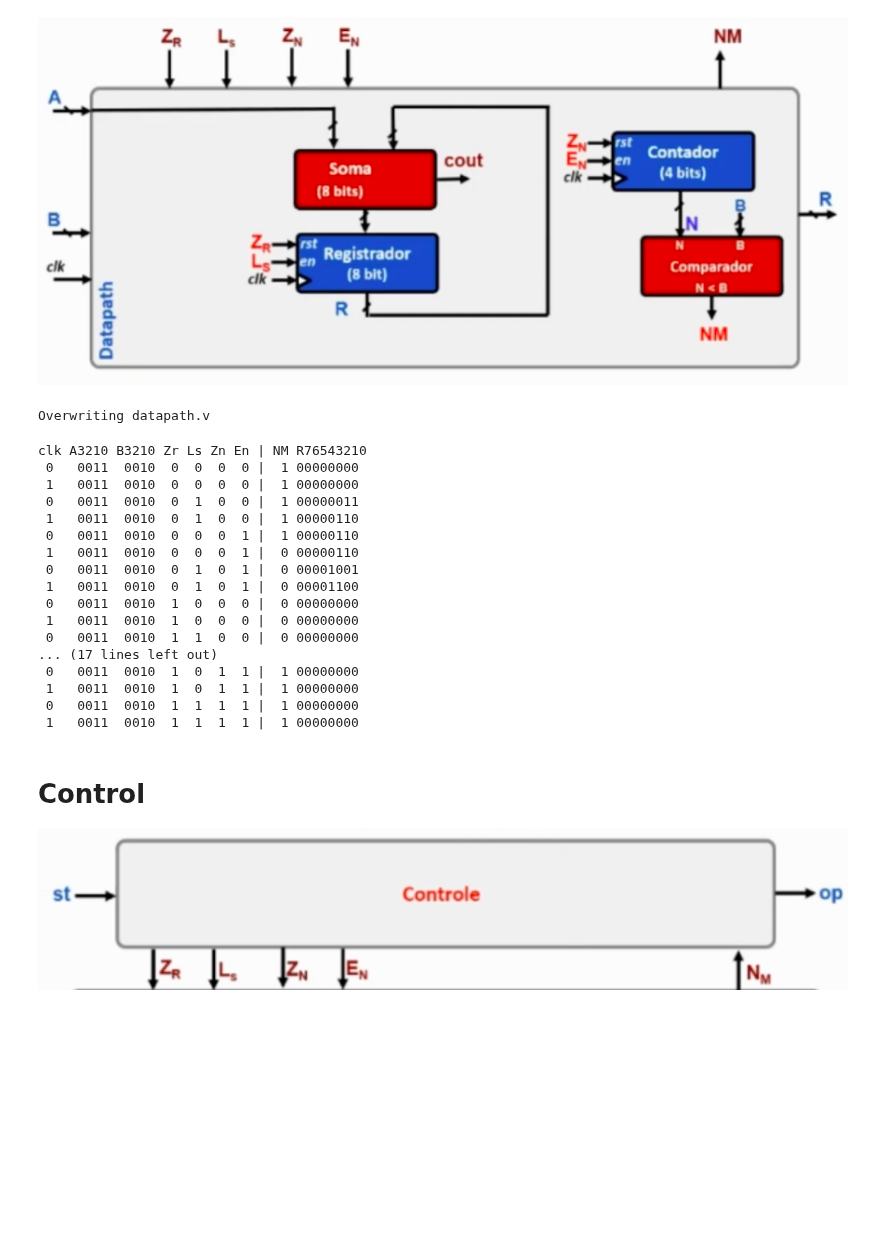
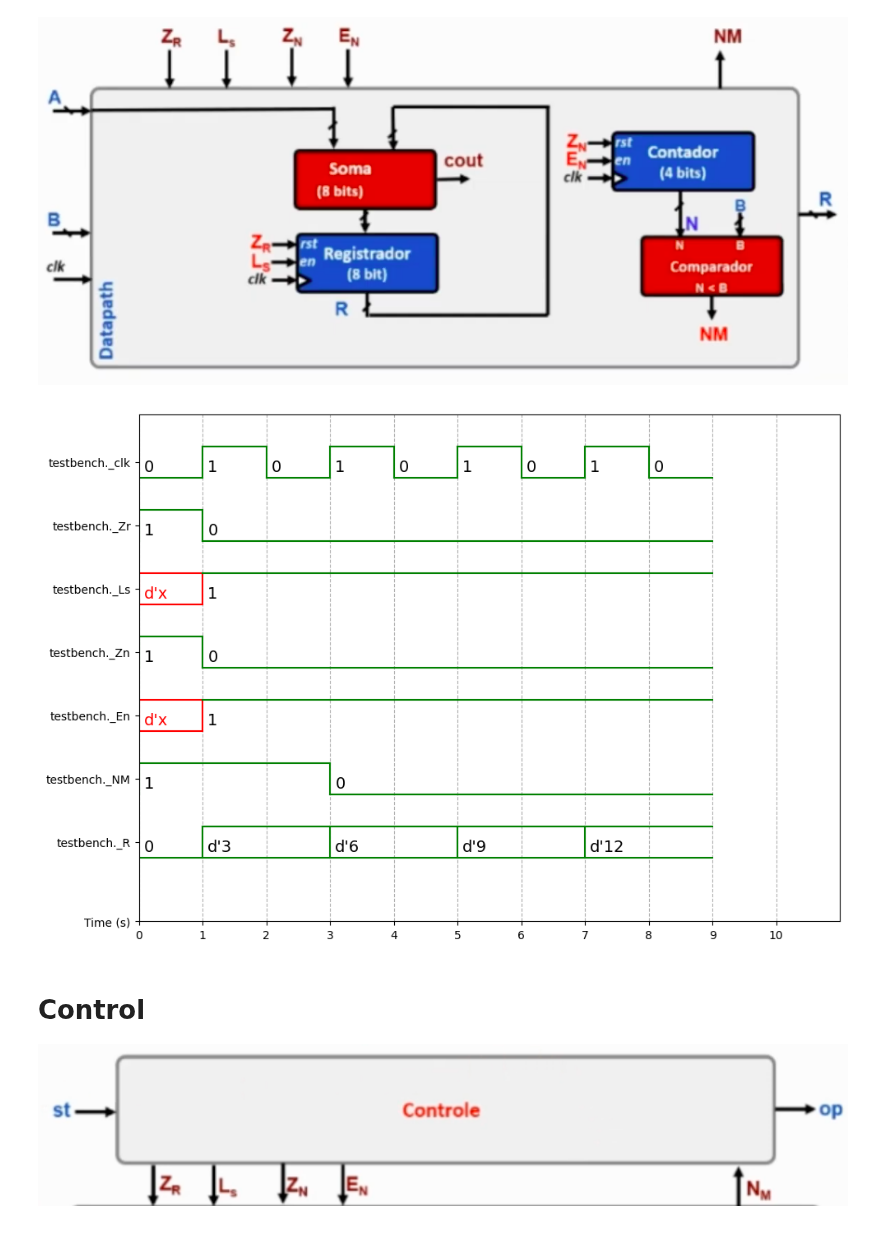
Before and after one commit to petrucior/verilog, a Jupyter notebook: maquinaMultiplicacao.ipynb, the cells around one changed output. Drawn from its saved outputs; the diff is of its cells as text; code cells hidden in the pictures; blank space fills up the shorter version.

```diff
--- a/maquinaMultiplicacao.ipynb
+++ b/maquinaMultiplicacao.ipynb
@@ -15,7 +19,7 @@ sudo apt-get install verilog
 
 ![blocooperacional.png](embedded-picture-1)
 # %%
-%%file datapath.v
+%%file datapath.sv
 
 /*
 
@@ -53,31 +57,3 @@ module datapath(clk, A, B, Zr, Ls, Zn, En, NM, R);
     else NM = 1'd0;
   end
 endmodule
-
-/*
-
- Módulo de teste
-
-*/
-module teste(); // Definindo um módulo de teste, onde adiciono valores
-parameter nbits = 32; // 2^{entradas} = 2^{4} = 16
-parameter A = 4'd3;
-parameter B = 4'd2;
-reg [4:0] counter; // Criando um registro de 5 bits para entradas
-wire [8:0] z; // Declarando um fio de saída do "datapath"
-integer k; // Declarando um inteiro para percorrer todas as possibilidades
-	datapath t(counter[0], A, B, counter[3], counter[1], counter[4], counter[2], z[0], z[8:1]);
-	initial begin // // Início do bloco de comandos
-		$display("clk A3210 B3210 Zr Ls Zn En | NM R76543210 "); // printf apenas com string
-		$monitor(" %1b   %4b  %4b  %1b  %1b  %1b  %1b |  %1b %8b ", counter[0], A, B, counter[3], counter[1], counter[4], counter[2], z[0], z[8:1]); // printf passando variáveis
-    counter = 0;
-    /*
-    Percorre a quantidade de saídas e armazena no contador
-    */
-		for (k=1; k<nbits; k=k+1)
-     #1 counter = k;
-		$finish;
-	end // Fim do bloco de comandos
-endmodule
-# %% [output]
-Overwriting datapath.v
@@ -84,25 +116,16 @@ Overwriting datapath.v
 # %%
 %%bash
-iverilog datapath.v -o datapath
-vvp datapath
+iverilog testbench.v -o circuito_testbench
+vvp circuito_testbench
-# %% [output]
-clk A3210 B3210 Zr Ls Zn En | NM R76543210
- 0   0011  0010  0  0  0  0 |  1 00000000
- 1   0011  0010  0  0  0  0 |  1 00000000
- 0   0011  0010  0  1  0  0 |  1 00000011
- 1   0011  0010  0  1  0  0 |  1 00000110
- 0   0011  0010  0  0  0  1 |  1 00000110
- 1   0011  0010  0  0  0  1 |  0 00000110
- 0   0011  0010  0  1  0  1 |  0 00001001
- 1   0011  0010  0  1  0  1 |  0 00001100
- 0   0011  0010  1  0  0  0 |  0 00000000
- 1   0011  0010  1  0  0  0 |  0 00000000
- 0   0011  0010  1  1  0  0 |  0 00000000
-... (17 lines left out)
- 0   0011  0010  1  0  1  1 |  1 00000000
- 1   0011  0010  1  0  1  1 |  1 00000000
- 0   0011  0010  1  1  1  1 |  1 00000000
- 1   0011  0010  1  1  1  1 |  1 00000000
+# %%
+%%waveform datapath.vcd
+
+sign_list = ['testbench._clk','testbench._Zr', 'testbench._Ls', 'testbench._Zn', 'testbench._En', 'testbench._NM', 'testbench._R']
+time_begin = 0
+time_end = 10
+base = 'dec' # bin, dec, dec2, hex, octal
+# %% [output]
+[figure, added]
 # %% [markdown]
 # Control
 
```
Also changed, not shown: parts of 11 cells of this notebook.
